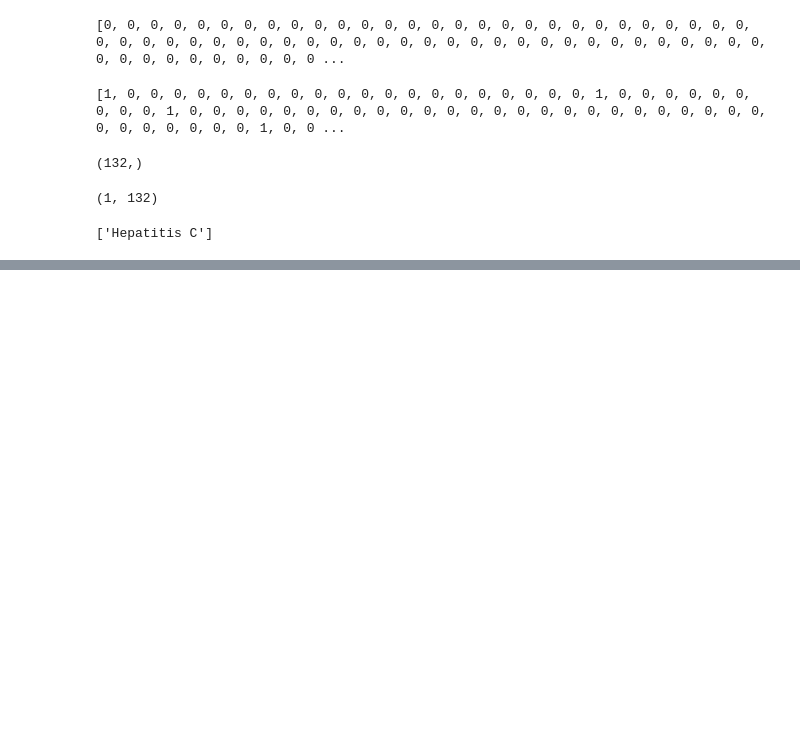
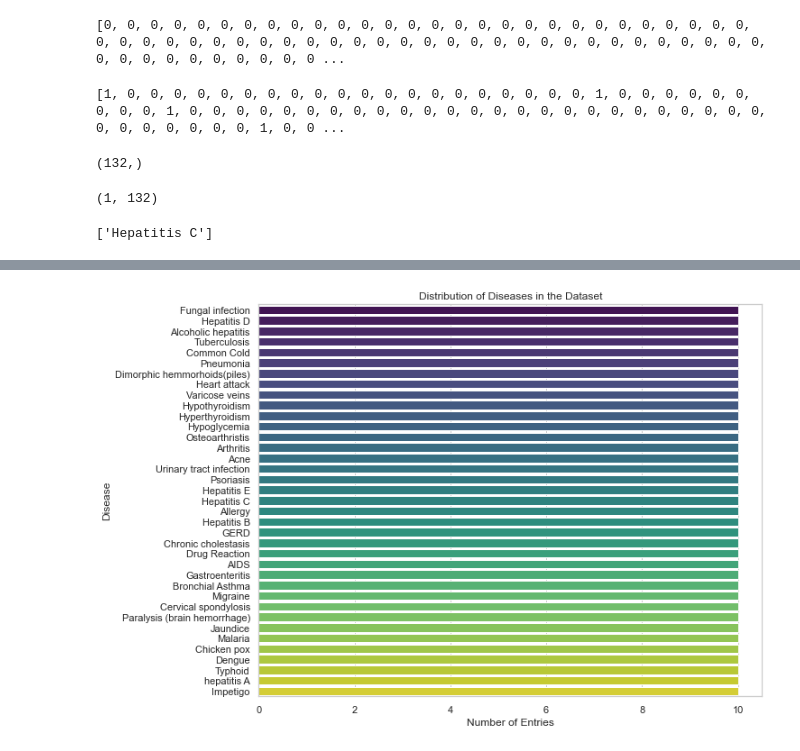
Before and after one commit to ApexPlayground/Final_Project, a Jupyter notebook: ApexPlayground_Disease_predictionV2.ipynb, the cells around one changed output, grey strips where cells are left out. Drawn from its saved outputs; the diff is of its cells as text; code cells hidden in the pictures; blank space fills up the shorter version.

Commit message:
(Create & Fix):  Added feature to advice patient on health base on the predicted disease and made symptom input more robust

```diff
--- a/ApexPlayground_Disease_predictionV2.ipynb
+++ b/ApexPlayground_Disease_predictionV2.ipynb
@@ -365,0 +430,9 @@ print(predicted_result)
+# %%
+import pandas as pd
+
+# Load the dataset
+data_path = 'treatment_datasets/complete_treatment_data.csv'
+data = pd.read_csv(data_path)
+
+# Display the first few rows of the dataset and some summary statistics
+data.head()
@@ -365,0 +500,16 @@ print(predicted_result)
+# %%
+# Remove unnecessary columns
+data_cleaned = data.drop(columns=['Unnamed: 0_x', 'Unnamed: 0.1', 'Unnamed: 0_y','workout'])
+
+# Handle missing values in Precaution_3 and Precaution_4 by filling them with 'No specific precaution'
+data_cleaned['Precaution_3'].fillna('No specific precaution', inplace=True)
+data_cleaned['Precaution_4'].fillna('No specific precaution', inplace=True)
+
+# Convert string representations of lists in Diet and Medication columns to actual lists
+import ast  # Importing ast to safely evaluate strings containing Python expressions
+
+data_cleaned['Diet'] = data_cleaned['Diet'].apply(ast.literal_eval)
+data_cleaned['Medication'] = data_cleaned['Medication'].apply(ast.literal_eval)
+
+# Display the cleaned data
+data_cleaned.head()
@@ -365,0 +542,19 @@ print(predicted_result)
+# %%
+import matplotlib.pyplot as plt
+import seaborn as sns
+
+# Set the aesthetic style of the plots
+sns.set(style="whitegrid")
+
+# Prepare data for visualization
+disease_counts = data_cleaned['Disease'].value_counts()
+
+# Visualization 1: Distribution of Diseases
+plt.figure(figsize=(10, 8))
+sns.barplot(y=disease_counts.index, x=disease_counts.values, palette='viridis')
+plt.title('Distribution of Diseases in the Dataset')
+plt.xlabel('Number of Entries')
+plt.ylabel('Disease')
+plt.show()
+# %% [output]
+[figure, added]
```
Also changed, not shown: parts of 17 cells of this notebook, 19 other files.
